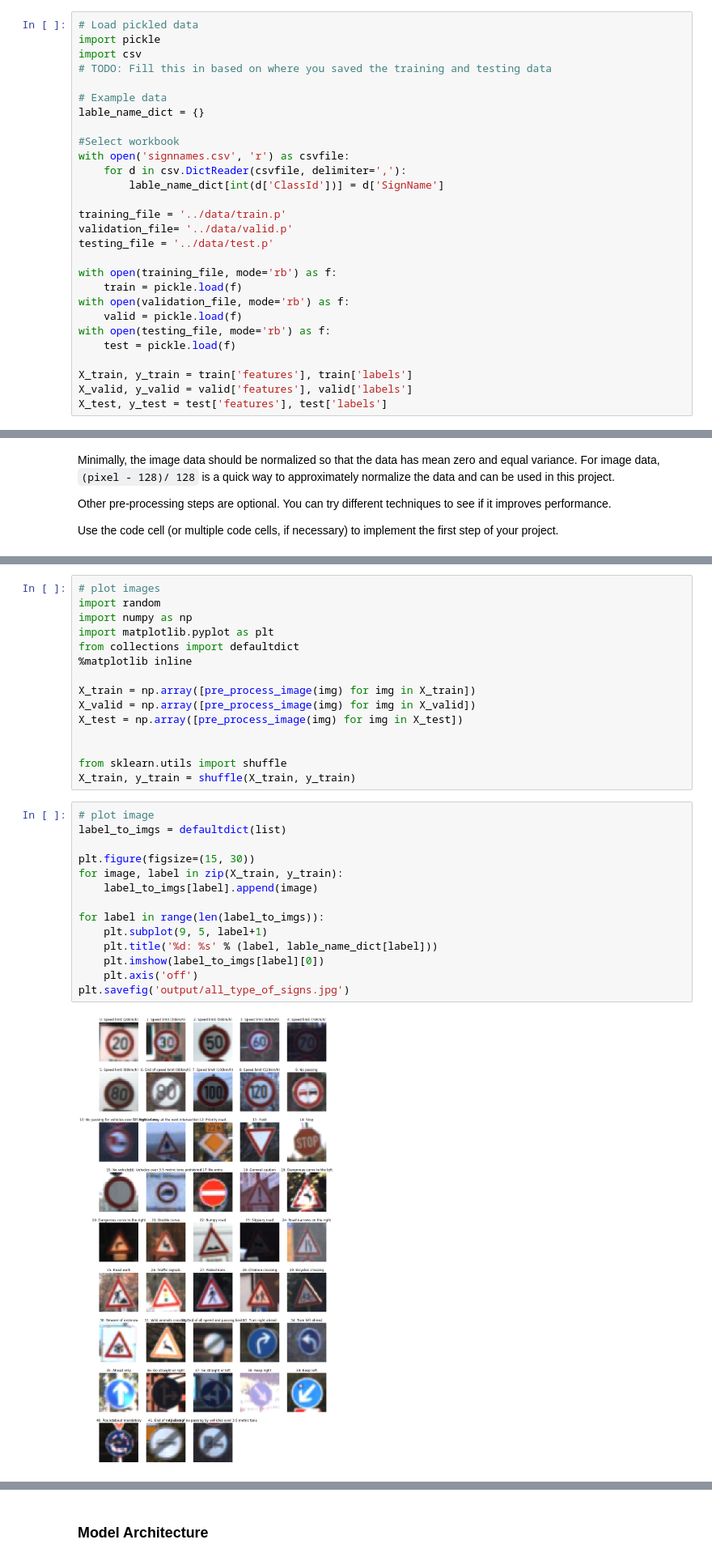
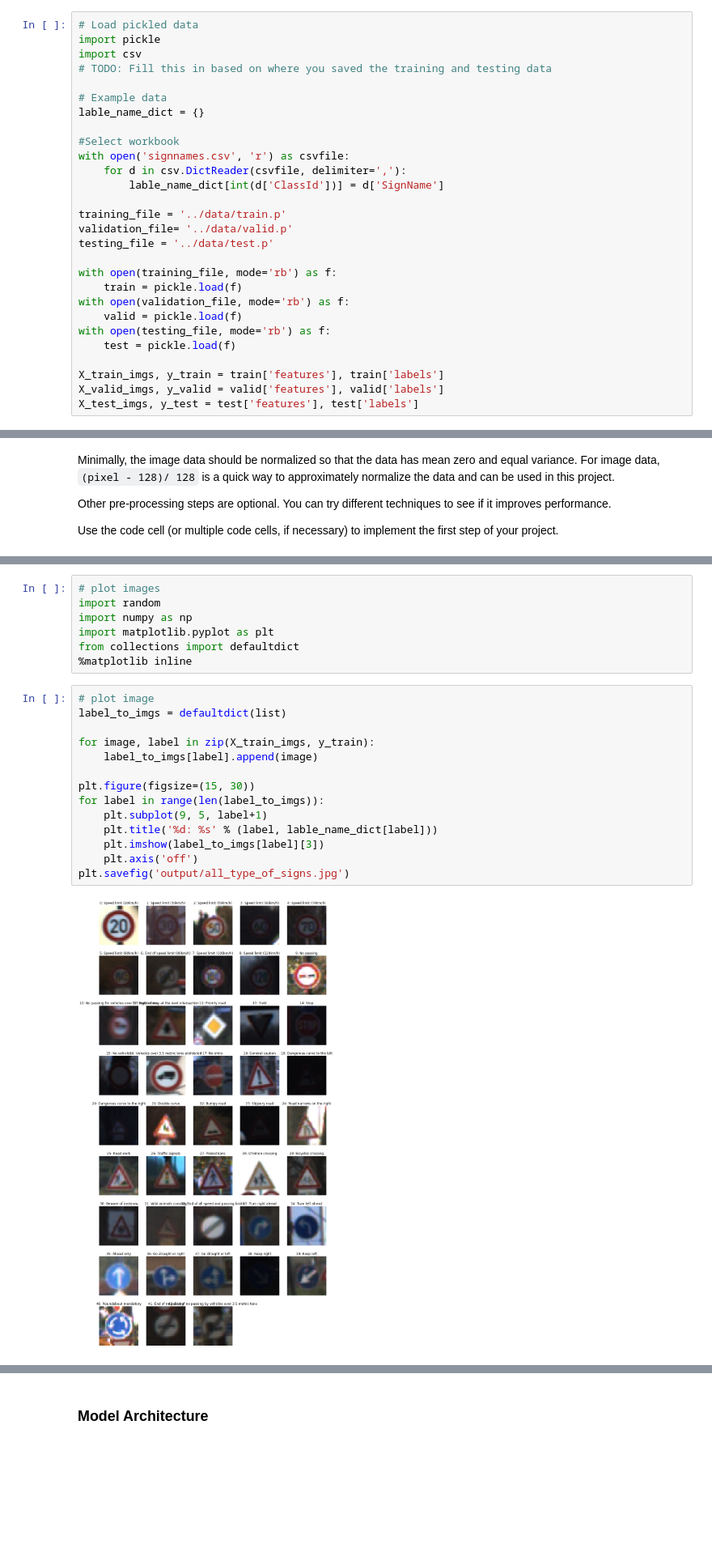
Before and after one commit to zhangjianxing/CarND-Traffic-Sign-Classifier-Project, a Jupyter notebook: Traffic_Sign_Classifier.ipynb, the cells around one changed output, grey strips where cells are left out. Shown at 81% size. Drawn from its saved outputs; the diff is of its cells as text; blank space fills up the shorter version.

```diff
--- a/Traffic_Sign_Classifier.ipynb
+++ b/Traffic_Sign_Classifier.ipynb
@@ -44,9 +44,9 @@ with open(validation_file, mode='rb') as f:
 with open(testing_file, mode='rb') as f:
     test = pickle.load(f)
 
-X_train, y_train = train['features'], train['labels']
-X_valid, y_valid = valid['features'], valid['labels']
-X_test, y_test = test['features'], test['labels']
+X_train_imgs, y_train = train['features'], train['labels']
+X_valid_imgs, y_valid = valid['features'], valid['labels']
+X_test_imgs, y_test = test['features'], test['labels']
 # %% [markdown]
 ---
 
@@ -188,27 +192,19 @@ import numpy as np
 import matplotlib.pyplot as plt
 from collections import defaultdict
 %matplotlib inline
-
-X_train = np.array([pre_process_image(img) for img in X_train])
-X_valid = np.array([pre_process_image(img) for img in X_valid])
-X_test = np.array([pre_process_image(img) for img in X_test])
-
-
-from sklearn.utils import shuffle
-X_train, y_train = shuffle(X_train, y_train)
 # %%
 # plot image
 label_to_imgs = defaultdict(list)
 
-plt.figure(figsize=(15, 30))
-for image, label in zip(X_train, y_train):
+for image, label in zip(X_train_imgs, y_train):
     label_to_imgs[label].append(image)
 
+plt.figure(figsize=(15, 30))
 for label in range(len(label_to_imgs)):
     plt.subplot(9, 5, label+1)
     plt.title('%d: %s' % (label, lable_name_dict[label]))
-    plt.imshow(label_to_imgs[label][0])
+    plt.imshow(label_to_imgs[label][3])
     plt.axis('off')
 plt.savefig('output/all_type_of_signs.jpg')
 # %% [output]
-[figure, old version]
+[figure, new version]
```
Also changed, not shown: parts of 16 cells of this notebook, 10 other files.
